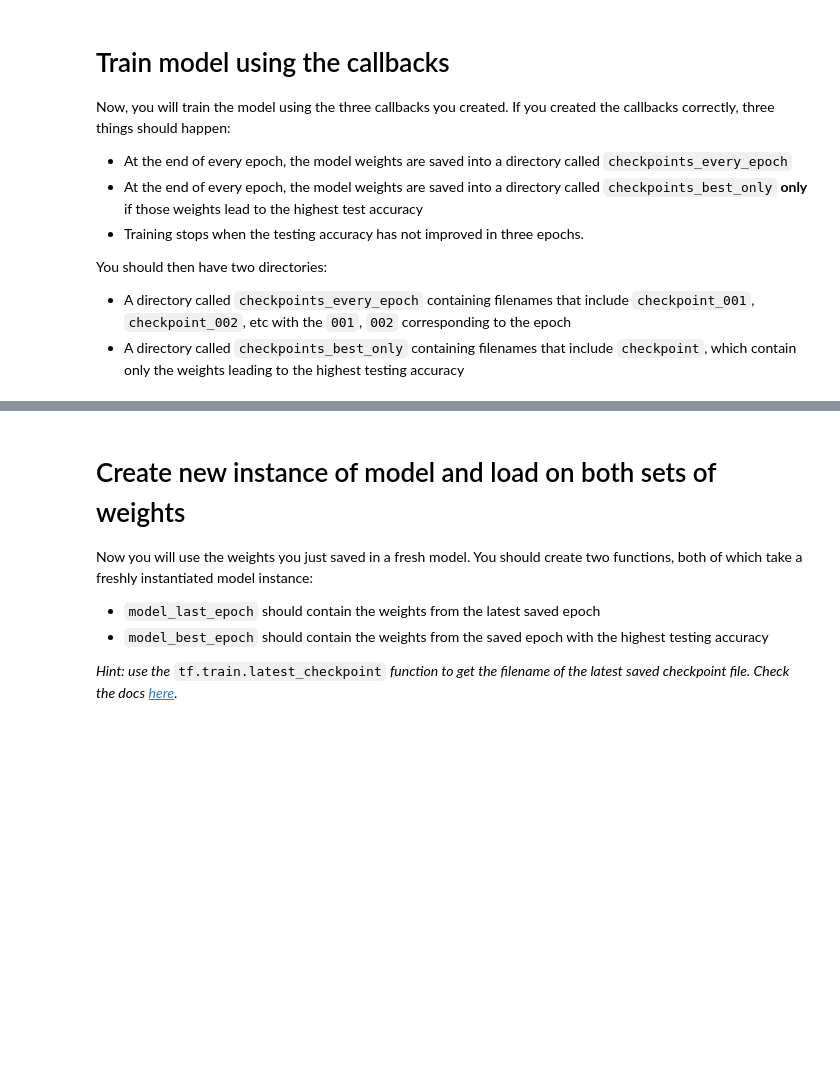
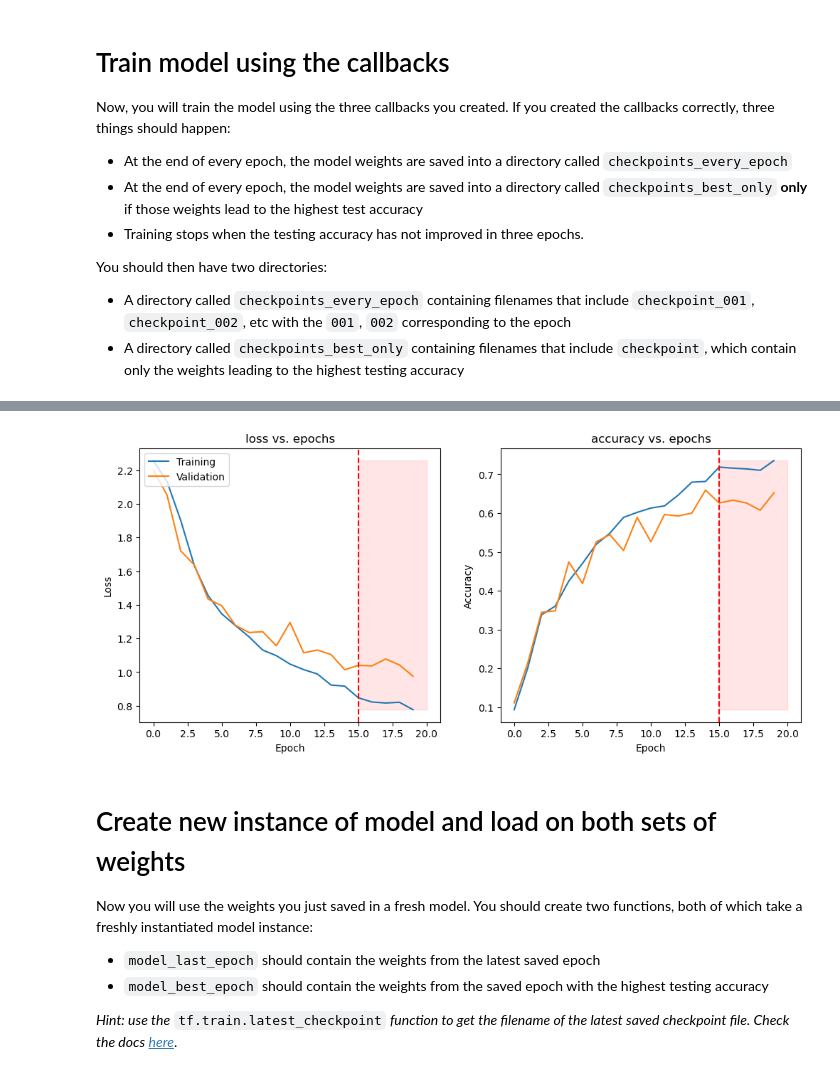
Before and after one commit to heritaco/Coursera, a Jupyter notebook: TensorFlow 2/01 Getting Started/04 Saving and Loading Models/Week_4_Programming_Assignment copy.ipynb, the cells around one changed output, grey strips where cells are left out. Drawn from its saved outputs; the diff is of its cells as text; code cells hidden in the pictures; blank space fills up the shorter version.

```diff
--- a/TensorFlow 2/01 Getting Started/04 Saving and Loading Models/Week_4_Programming_Assignment copy.ipynb
+++ b/TensorFlow 2/01 Getting Started/04 Saving and Loading Models/Week_4_Programming_Assignment copy.ipynb
@@ -426,8 +490,7 @@ def get_early_stopping():
     """
     early_stopping = EarlyStopping(
         monitor="val_accuracy",
-        patience=3,
-        mode="max",
+        patience=5,
         verbose=0,
     )
     return early_stopping
@@ -454,4 +515,4 @@ You should then have two directories:
 # Train model using the callbacks you just created
 
 callbacks = [checkpoint_every_epoch, checkpoint_best_only, early_stopping]
-model.fit(x_train, y_train, epochs=50, validation_data=(x_test, y_test), callbacks=callbacks)
+history = model.fit(x_train, y_train, epochs=50, validation_data=(x_test, y_test), callbacks=callbacks)
@@ -458,3 +537,52 @@ model.fit(x_train, y_train, epochs=50, validation_data=(x_test, y_test), callbac
+# %%
+# Plot the training and validation loss
+
+import matplotlib.pyplot as plt
+
+fig = plt.figure(figsize=(12, 5))
+
+fig.add_subplot(121)
+
+plt.plot(history.history['loss'])
+plt.plot(history.history['val_loss'])
+plt.title('loss vs. epochs')
+plt.ylabel('Loss')
+plt.xlabel('Epoch')
+
+patience = 5
+plt.axvline(x=len(history.history['loss'])-patience, color='r', linestyle='--')
+plt.fill_betweenx(
+    y=[min(min(history.history['loss']), min(history.history['val_loss'])),
+       max(max(history.history['loss']), max(history.history['val_loss']))],
+    x1=len(history.history['loss'])-patience,
+    x2=len(history.history['loss']),
+    color='red',
+    alpha=0.1
+)
+
+plt.legend(['Training', 'Validation'], loc='upper left')
+
+fig.add_subplot(122)
+
+plt.plot(history.history['accuracy'])
+plt.plot(history.history['val_accuracy'])
+plt.title('accuracy vs. epochs')
+plt.ylabel('Accuracy')
+plt.xlabel('Epoch')
+
+plt.axvline(x=len(history.history['accuracy'])-patience, color='r', linestyle='--')
+plt.fill_betweenx(
+    y=[min(min(history.history['accuracy']), min(history.history['val_accuracy'])),
+       max(max(history.history['accuracy']), max(history.history['val_accuracy']))],
+    x1=len(history.history['accuracy'])-patience,
+    x2=len(history.history['accuracy']),
+    color='red',
+    alpha=0.1
+)
+
+plt.show()
+# %% [output]
+[figure, added]
 # %% [markdown]
 # Create new instance of model and load on both sets of weights
 
```
Also changed, not shown: parts of 36 cells of this notebook, 22 other files.
